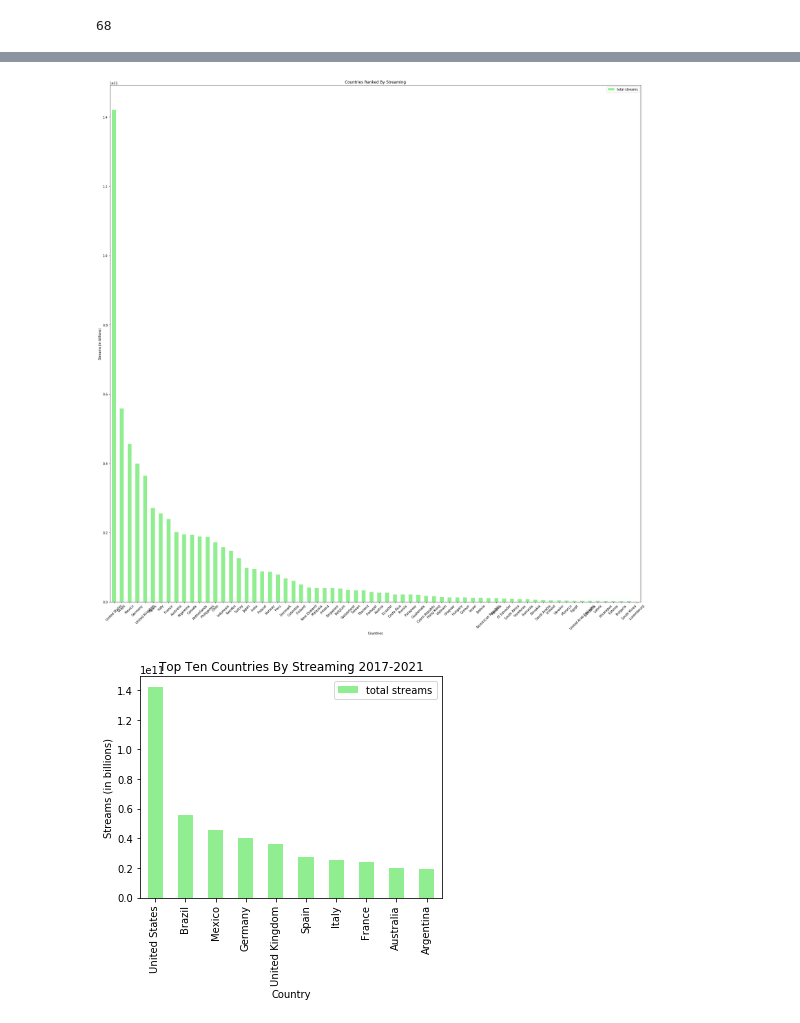
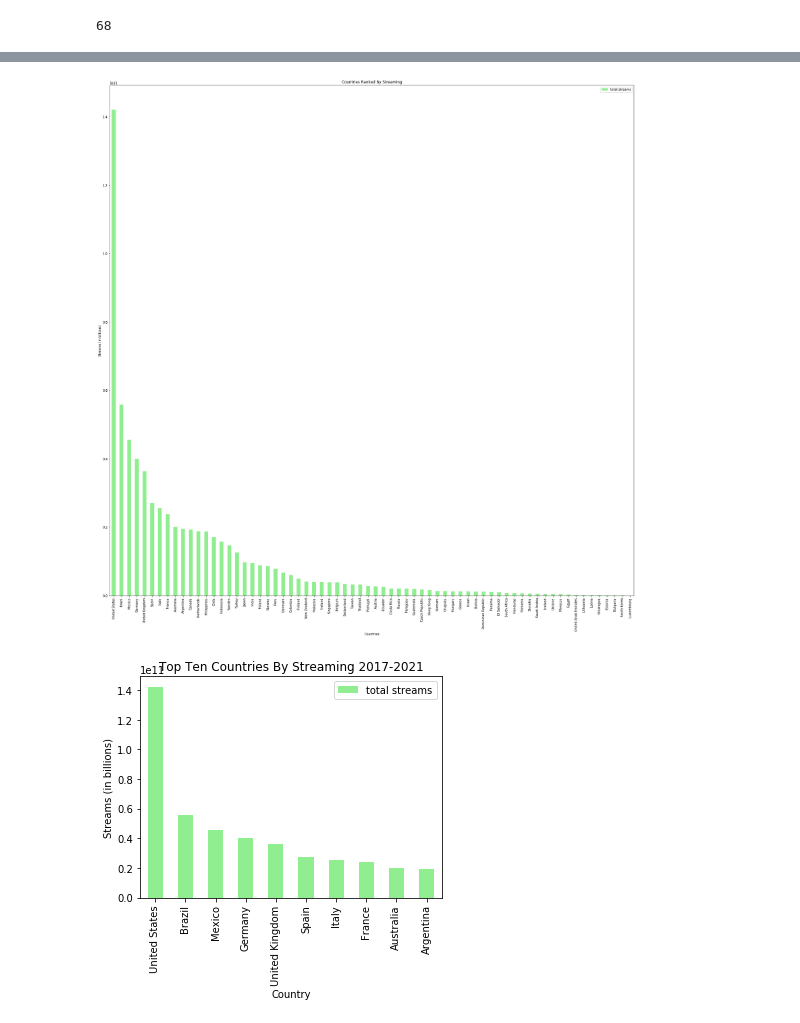
Before and after one commit to a-barbera/Project-One-Group-7, a Jupyter notebook: Project-1/Spotify_Trends.ipynb, the cells around one changed output, grey strips where cells are left out. Cells and saved outputs as stored; diff of their text form; code cells hidden in the pictures.

Commit message:
fixes graphs

```diff
--- a/Project-1/Spotify_Trends.ipynb
+++ b/Project-1/Spotify_Trends.ipynb
@@ -34,26 +49,26 @@ top_ten = sorted_countries.head(10)
 # %%
 #create bar plot to show all countries streams
 sorted_countries_plot = sorted_countries.plot.bar(y='total streams', figsize =(30,30), width=.5, alpha=1, align="center", color = "lightgreen")
 
 #adds title to bar chart
 plt.title("Countries Ranked By Streaming")
 
 #label xaxis
 plt.xlabel("Countries")
 
 #lable yaxis
 plt.ylabel("Streams (in billions)")
 
 #rotate xticks to fit lables
-plt.xticks(rotation = 45)
+plt.xticks(rotation = 90)
 
 #export chart to pngs
 plt.savefig("Countries_By_Streaming.png")
 
 #show graph
 plt.show()
 # %% [output]
-[figure, old version]
+[figure, new version]
 # %%
 #create bar plot to show top 10 countries streams
 top_countries_plot = top_ten.plot.bar(y='total streams', figsize=(5, 5), width=.5, alpha=1, align="center", color = "lightgreen")
```
Also changed, not shown: parts of 3 cells of this notebook.
